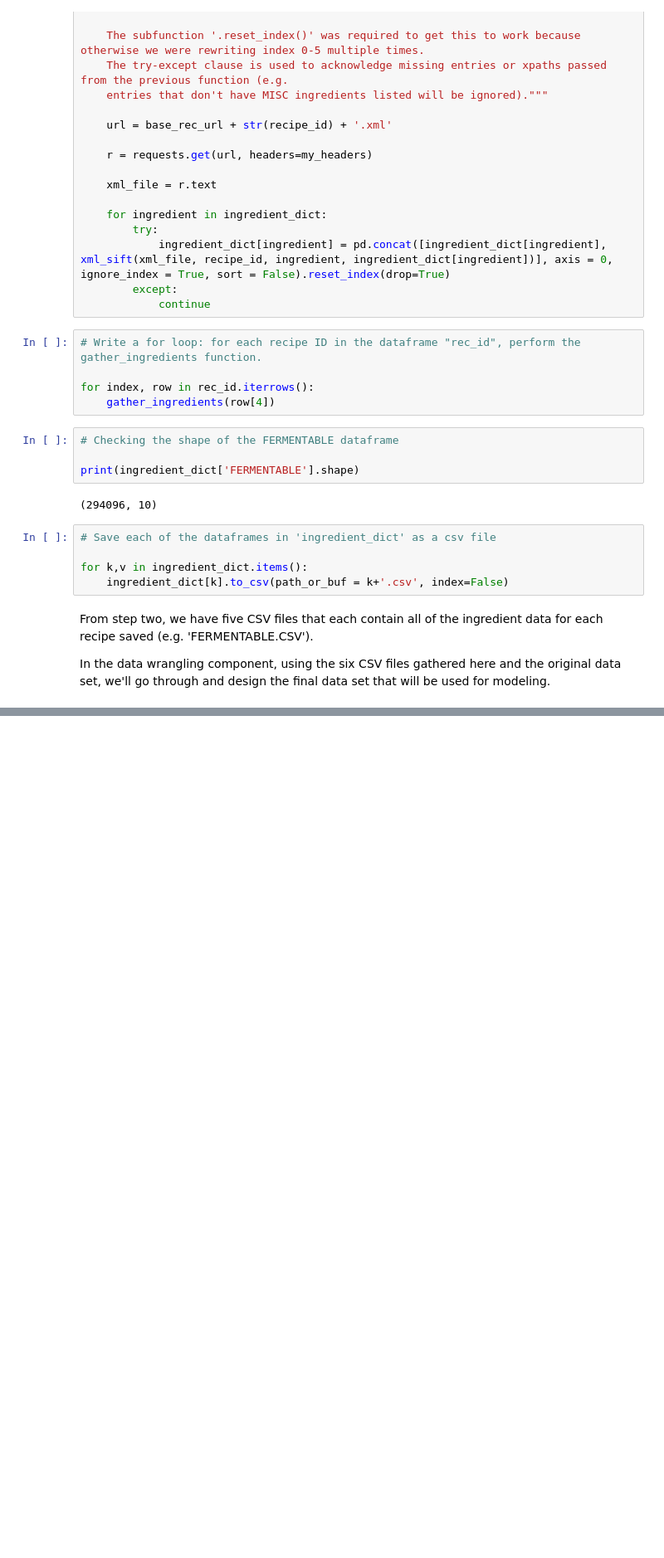
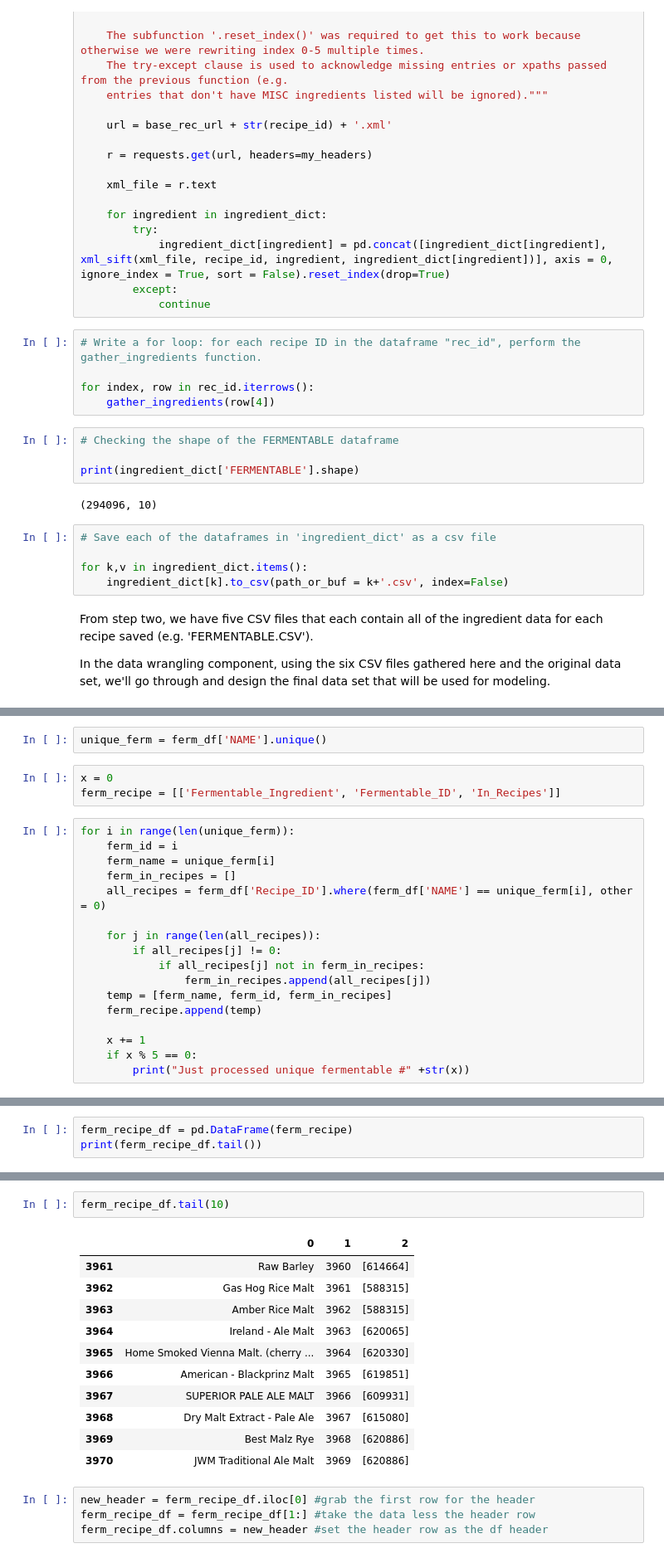
Before and after one commit to wessela42/DSCapstoneProject-2, a Jupyter notebook: DataScienceProject_BeerRatings_DataAquisition.ipynb, the cells around one changed output, grey strips where cells are left out. Shown at 83% size. Drawn from its saved outputs; the diff is of its cells as text; blank space fills up the shorter version.

```diff
--- a/DataScienceProject_BeerRatings_DataAquisition.ipynb
+++ b/DataScienceProject_BeerRatings_DataAquisition.ipynb
@@ -251,0 +618,22 @@ design the final data set that will be used for modeling.
+# %%
+unique_ferm = ferm_df['NAME'].unique()
+# %%
+x = 0
+ferm_recipe = [['Fermentable_Ingredient', 'Fermentable_ID', 'In_Recipes']]
+# %%
+for i in range(len(unique_ferm)):
+    ferm_id = i
+    ferm_name = unique_ferm[i]
+    ferm_in_recipes = []
+    all_recipes = ferm_df['Recipe_ID'].where(ferm_df['NAME'] == unique_ferm[i], other = 0)
+
+    for j in range(len(all_recipes)):
+        if all_recipes[j] != 0:
+            if all_recipes[j] not in ferm_in_recipes:
+                ferm_in_recipes.append(all_recipes[j])
+    temp = [ferm_name, ferm_id, ferm_in_recipes]
+    ferm_recipe.append(temp)
+
+    x += 1
+    if x % 5 == 0:
+        print("Just processed unique fermentable #" +str(x))
@@ -251,0 +658,3 @@ design the final data set that will be used for modeling.
+# %%
+ferm_recipe_df = pd.DataFrame(ferm_recipe)
+print(ferm_recipe_df.tail())
@@ -251,0 +700,18 @@ design the final data set that will be used for modeling.
+# %%
+ferm_recipe_df.tail(10)
+# %% [output]
+|  | 0 | 1 | 2 |
+| 3961 | Raw Barley | 3960 | [614664] |
+| 3962 | Gas Hog Rice Malt | 3961 | [588315] |
+| 3963 | Amber Rice Malt | 3962 | [588315] |
+| 3964 | Ireland - Ale Malt | 3963 | [620065] |
+| 3965 | Home Smoked Vienna Malt. (cherry ... | 3964 | [620330] |
+| 3966 | American - Blackprinz Malt | 3965 | [619851] |
+| 3967 | SUPERIOR PALE ALE MALT | 3966 | [609931] |
+| 3968 | Dry Malt Extract - Pale Ale | 3967 | [615080] |
+| 3969 | Best Malz Rye | 3968 | [620886] |
+| 3970 | JWM Traditional Ale Malt | 3969 | [620886] |
+# %%
+new_header = ferm_recipe_df.iloc[0] #grab the first row for the header
+ferm_recipe_df = ferm_recipe_df[1:] #take the data less the header row
+ferm_recipe_df.columns = new_header #set the header row as the df header
```
Also changed, not shown: parts of 91 cells of this notebook.
